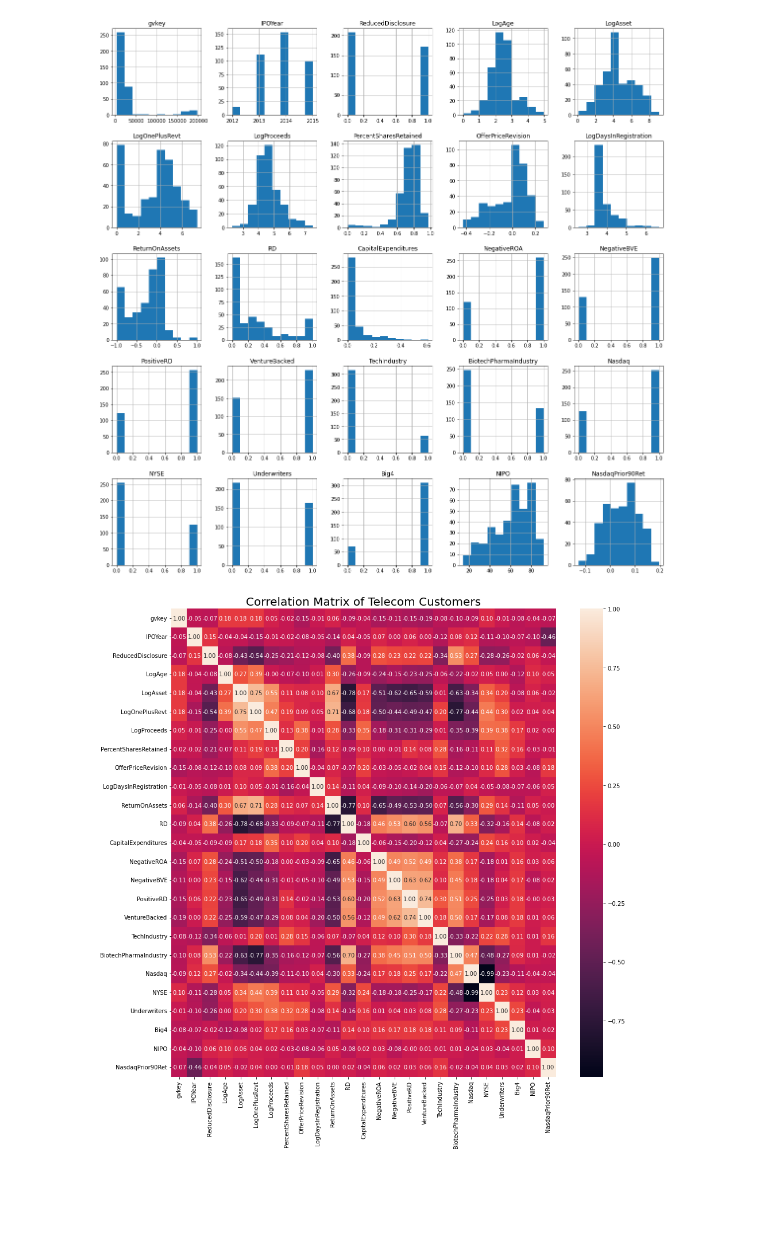
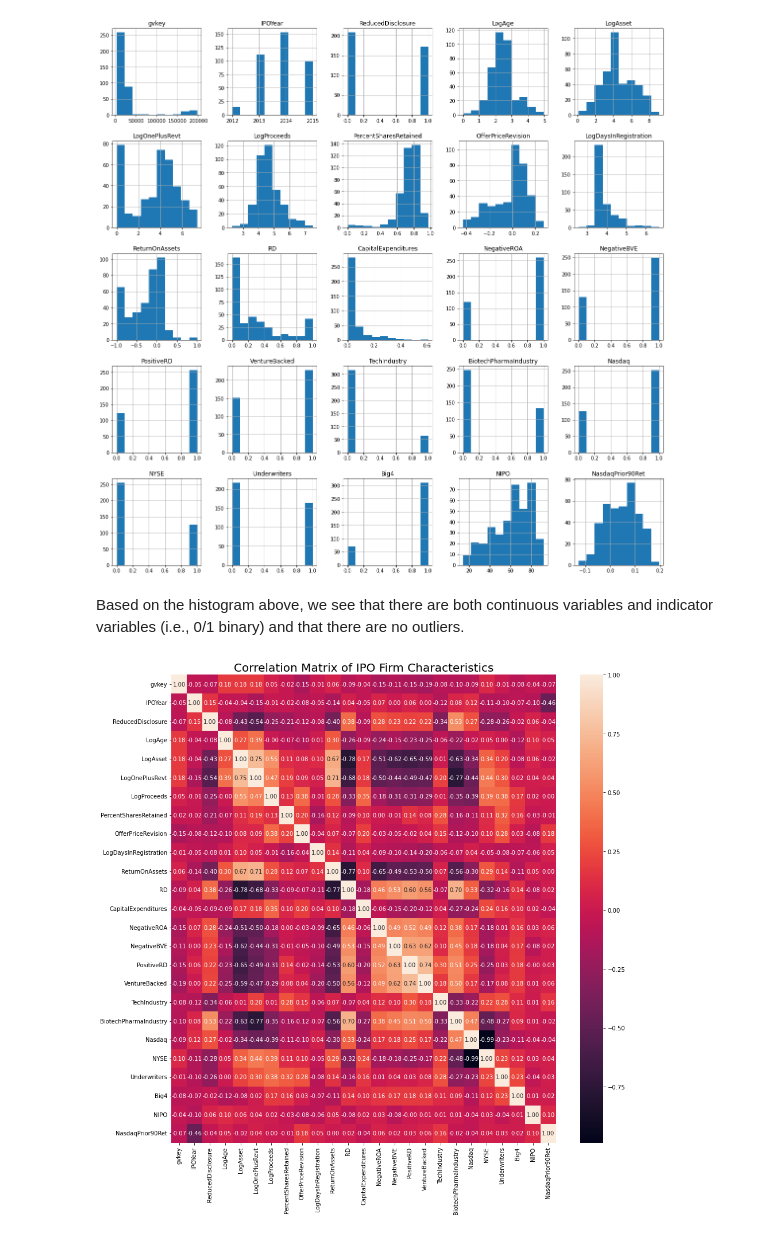
Before and after one commit to youngdataspace/Predict-Disclosure-Choices-Using-Machine-Learning-Classifiers, a Jupyter notebook: ReducedDisclosurePrediction.ipynb, the cells around one changed output. Saved outputs shown, nothing was run; the diff lists cells and outputs as text; code cells hidden in the pictures; blank space fills up the shorter version.

```diff
--- a/ReducedDisclosurePrediction.ipynb
+++ b/ReducedDisclosurePrediction.ipynb
@@ -99,11 +103,14 @@ disclosure_df.hist(figsize = (20,20))
 plt.show()
 # %% [output]
 [figure]
+# %% [markdown]
+Based on the histogram above, we see that there are both continuous variables and indicator variables (i.e., 0/1 binary) and that there are no outliers.
 # %%
+# Correlation Matrix
 corr_matrix = disclosure_df.corr()
 plt.figure(figsize = (15, 15))
 sns.heatmap(corr_matrix, annot = True, fmt = '.2f')
-plt.title("Correlation Matrix of Telecom Customers", fontsize = 20)
+plt.title("Correlation Matrix of IPO Firm Characteristics", fontsize = 20)
 plt.show()
 # %% [output]
-[figure, old version]
+[figure, new version]
```
Also changed, not shown: parts of 60 cells of this notebook.
